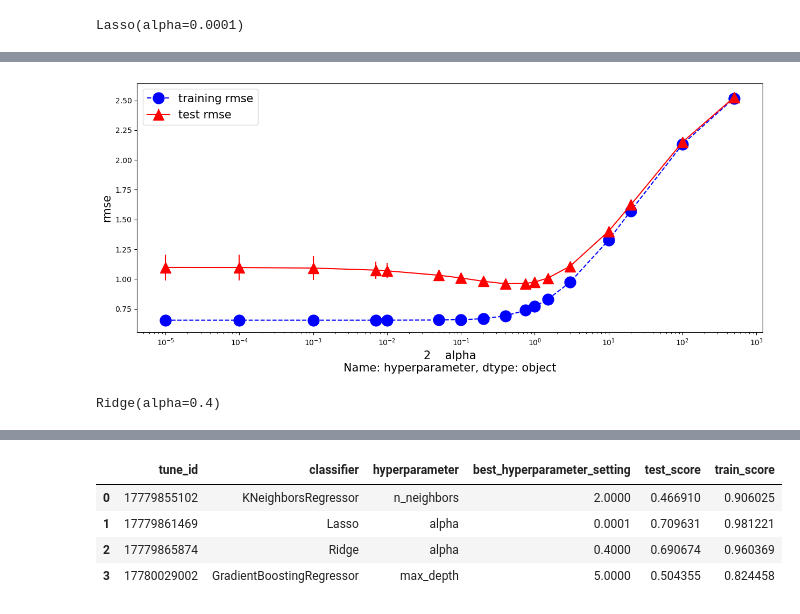
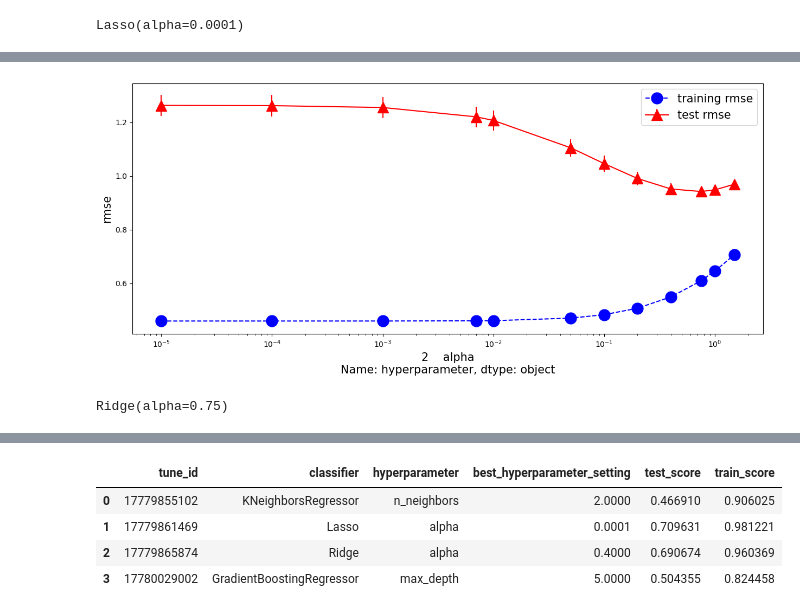
Before and after one commit to qigol/ml1-project-lt4, a Jupyter notebook: working-notebooks/q/model-training-balanced-all.ipynb, the cells around one changed output, grey strips where cells are left out. Cells and saved outputs as stored; diff of their text form; code cells hidden in the pictures.

```diff
--- a/working-notebooks/q/model-training-balanced-all.ipynb
+++ b/working-notebooks/q/model-training-balanced-all.ipynb
@@ -282,12 +289,12 @@ pred_actual(lasso_reg, X_test, y_test, False)
 # %%
-tuner.plot_hyperparameter_tuning(17779865874, True, metric_name='rmse')
+tuner.plot_hyperparameter_tuning(17780590301, True, metric_name='rmse')
 # %% [output]
-[figure, old version]
+[figure, new version]
 # %%
-ridge_reg = Ridge(alpha=0.4000)
+ridge_reg = Ridge(alpha=0.7500)
 ridge_reg.fit(X_train, y_train)
 # %% [output]
-Ridge(alpha=0.4)
+Ridge(alpha=0.75)
 # %%
 build_conf_matrix(ridge_reg, X_test, y_test)
 # %% [output]
```
Also changed, not shown: parts of 24 cells of this notebook, 2 other files.
